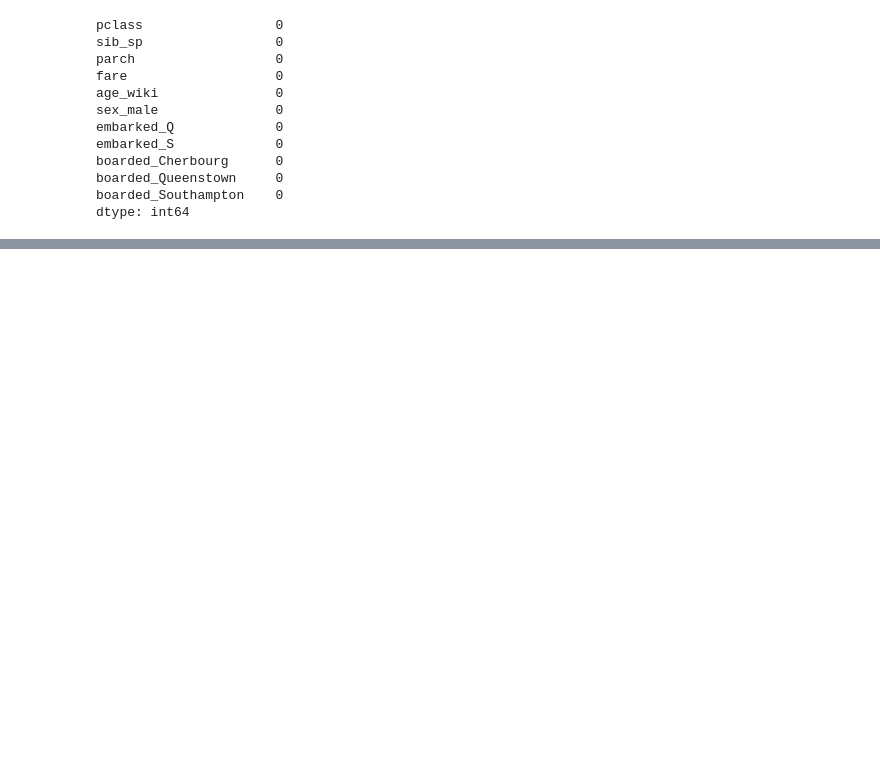
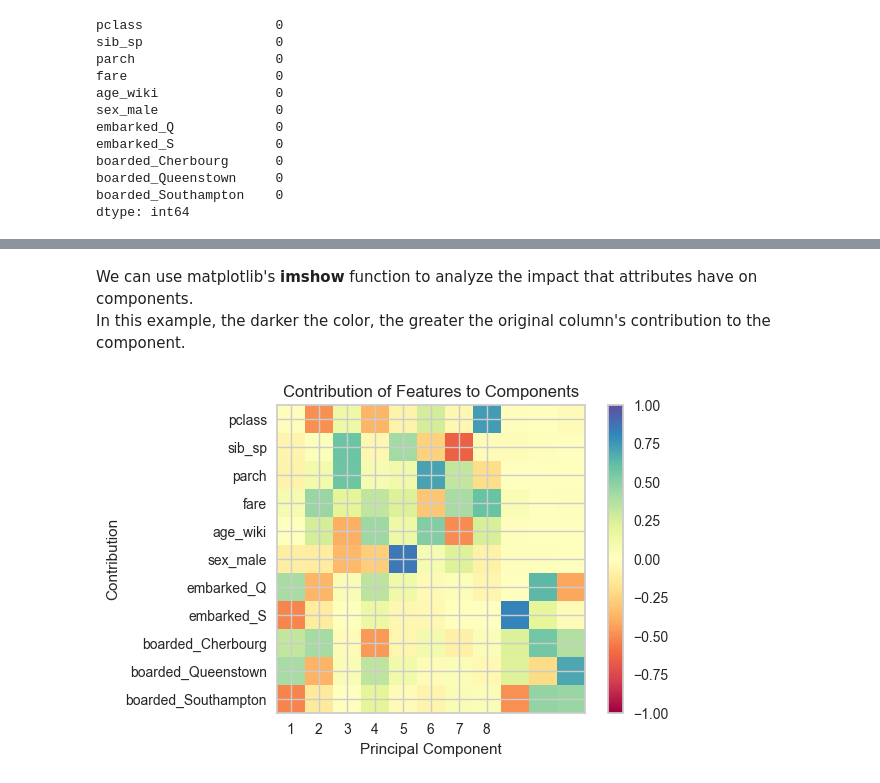
Before and after one commit to DellaCortef/machine-learning-pocket-reference, a Jupyter notebook: dimensionality-reduction.ipynb, the cells around one changed output, grey strips where cells are left out. Cells and saved outputs as stored; diff of their text form; code cells hidden in the pictures; blank space fills up the shorter version.

Commit message:
plotting contribution of features to components using matplotlib

```diff
--- a/dimensionality-reduction.ipynb
+++ b/dimensionality-reduction.ipynb
@@ -547,0 +548,26 @@ fig.savefig("images/dimensionality_reduction_pca_cumulative_chart")
+# %% [markdown]
+We can use matplotlib's **imshow** function to analyze the impact that attributes have on components. <br>
+In this example, the darker the color, the greater the original column's contribution to the component.
+# %%
+fig, ax = plt.subplots(figsize=(6, 4))
+
+plt.imshow(
+    pca.components_.T,
+    cmap="Spectral",
+    vmin=-1,
+    vmax=1
+)
+
+plt.yticks(range(len(X.columns)), X.columns)
+plt.xticks(range(8), range(1, 9))
+plt.xlabel("Principal Component")
+plt.ylabel("Contribution")
+plt.title(
+    "Contribution of Features to Components"
+)
+
+plt.colorbar()
+
+fig.savefig("images/dimensionality_reduction_pca_contribution_to_components_matplotlib")
+# %% [output]
+[figure, added]
```
Also changed, not shown: parts of 24 cells of this notebook, 1 other file.
